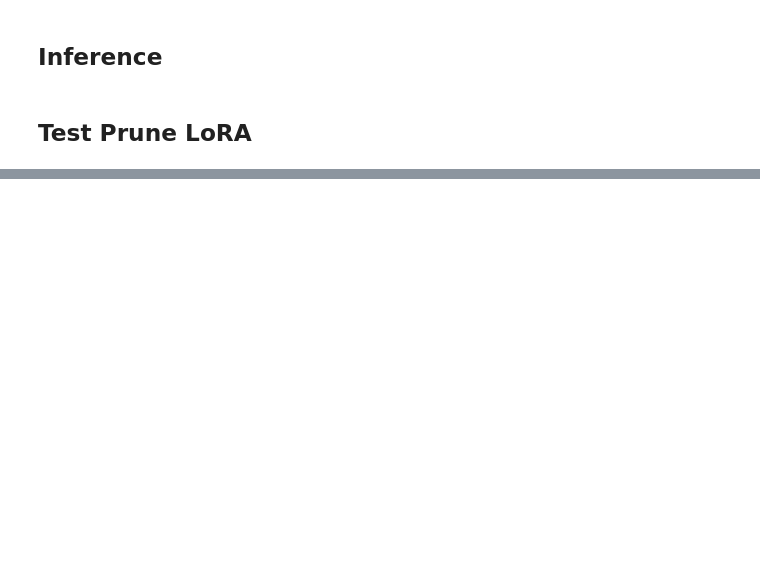
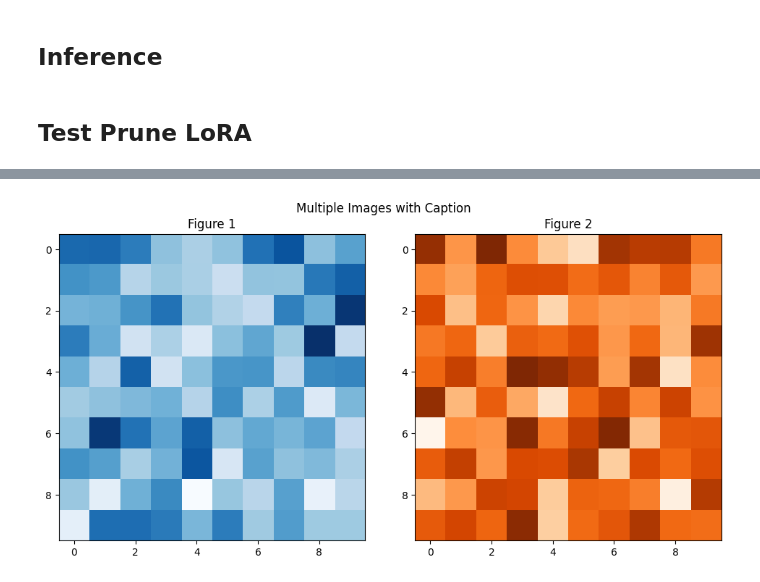
Before and after one commit to llCurious/LoRA, a Jupyter notebook: examples/NLG/sparsity.ipynb, the cells around one changed output, grey strips where cells are left out. Cells and saved outputs as stored; diff of their text form; code cells hidden in the pictures; blank space fills up the shorter version.

```diff
--- a/examples/NLG/sparsity.ipynb
+++ b/examples/NLG/sparsity.ipynb
@@ -204,0 +306,29 @@ eval samples: 1100 loss: tensor(1.9162, device='cuda:0')
+# %%
+import numpy as np
+import matplotlib.pyplot as plt
+
+# 准备数据
+data1 = np.random.randn(10, 10)
+data2 = np.random.randn(10, 10)
+
+# 创建子图
+fig, axes = plt.subplots(1, 2, figsize=(10, 5))
+
+# 绘制第一个子图
+axes[0].imshow(data1, cmap='Blues')
+axes[0].set_title('Figure 1')
+
+# 绘制第二个子图
+axes[1].imshow(data2, cmap='Oranges')
+axes[1].set_title('Figure 2')
+
+# 添加共享标题
+fig.suptitle('Multiple Images with Caption')
+
+# 调整子图之间的间距
+fig.tight_layout()
+
+# 显示图像
+plt.show()
+# %% [output]
+[figure, added]
```
Also changed, not shown: parts of 10 cells of this notebook, 4 other files.
